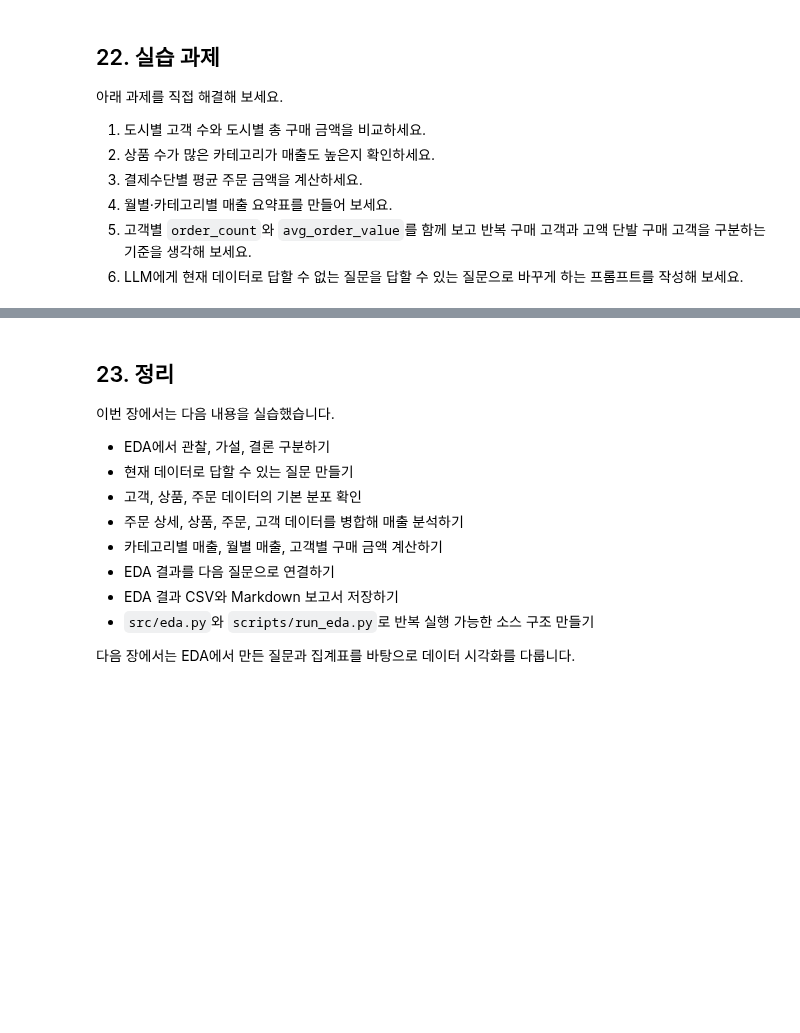
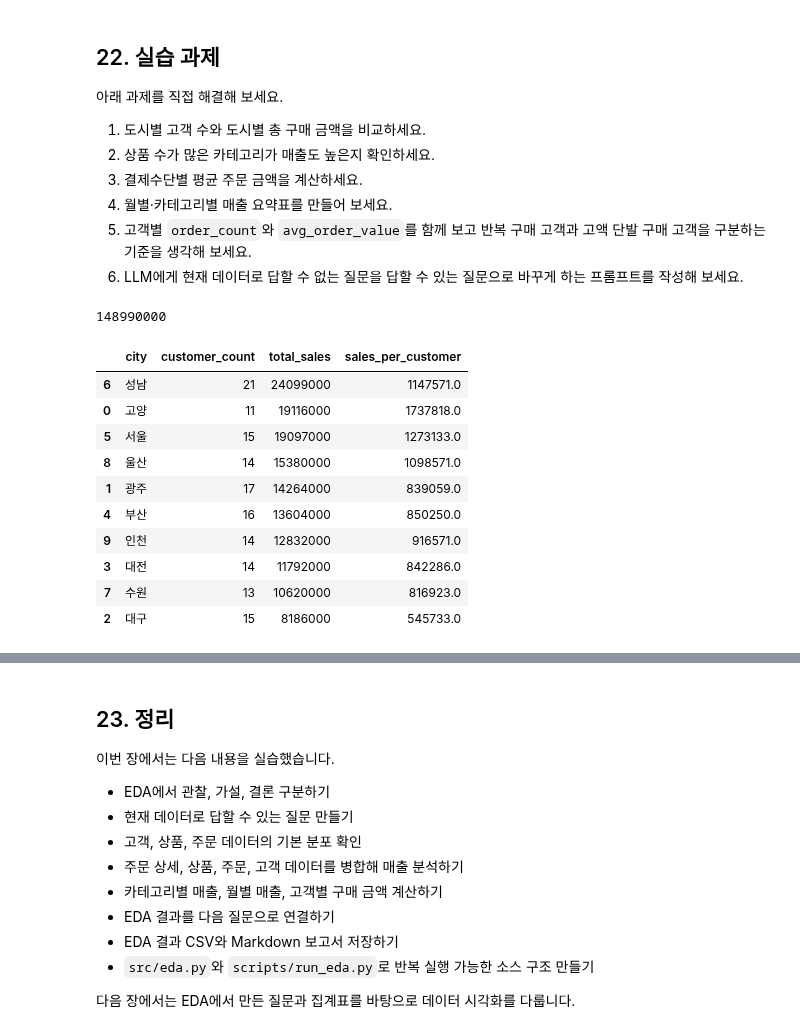
Before and after one commit to Jiwon0712/llm-data-analysis-study, a Jupyter notebook: chapter06/chapter06.ipynb, the cells around one changed output, grey strips where cells are left out. Drawn from its saved outputs; the diff is of its cells as text; code cells hidden in the pictures; blank space fills up the shorter version.

```diff
--- a/chapter06/chapter06.ipynb
+++ b/chapter06/chapter06.ipynb
@@ -563,0 +761,32 @@ category,total_quantity,total_sales,sales_ratio
+# %%
+full = (order_items
+    .merge(orders, on='order_id', how='left')
+    .merge(products[['product_id', 'category']], on='product_id', how='left')
+    .merge(customers[['customer_id', 'city']], on='customer_id', how='left'))
+full['order_date'] = pd.to_datetime(full['order_date'], errors='coerce')
+full['order_month'] = full['order_date'].dt.to_period('M').astype(str)
+
+done = full[full['order_status'] == 'completed']
+print(done['line_total'].sum())   # 148990000이어야 함
+# %% [output]
+148990000
+# %%
+# 과제 1. 도시별 고객 수와 도시별 총 구매 금액을 비교하세요.
+city_customers = customers.groupby('city', as_index=False).agg(customer_count=('customer_id', 'nunique'))
+city_sales = done.groupby('city', as_index=False).agg(total_sales=('line_total', 'sum'))
+
+city_summary = city_customers.merge(city_sales, on='city', how='left').fillna({'total_sales': 0})
+city_summary['sales_per_customer'] = (city_summary['total_sales'] / city_summary['customer_count']).round(0)
+city_summary.sort_values('total_sales', ascending=False)
+# %% [output]
+|  | city | customer_count | total_sales | sales_per_customer |
+| 6 | 성남 | 21 | 24099000 | 1147571.0 |
+| 0 | 고양 | 11 | 19116000 | 1737818.0 |
+| 5 | 서울 | 15 | 19097000 | 1273133.0 |
+| 8 | 울산 | 14 | 15380000 | 1098571.0 |
+| 1 | 광주 | 17 | 14264000 | 839059.0 |
+| 4 | 부산 | 16 | 13604000 | 850250.0 |
+| 9 | 인천 | 14 | 12832000 | 916571.0 |
+| 3 | 대전 | 14 | 11792000 | 842286.0 |
+| 7 | 수원 | 13 | 10620000 | 816923.0 |
+| 2 | 대구 | 15 | 8186000 | 545733.0 |
```
Also changed, not shown: parts of 37 cells of this notebook.
